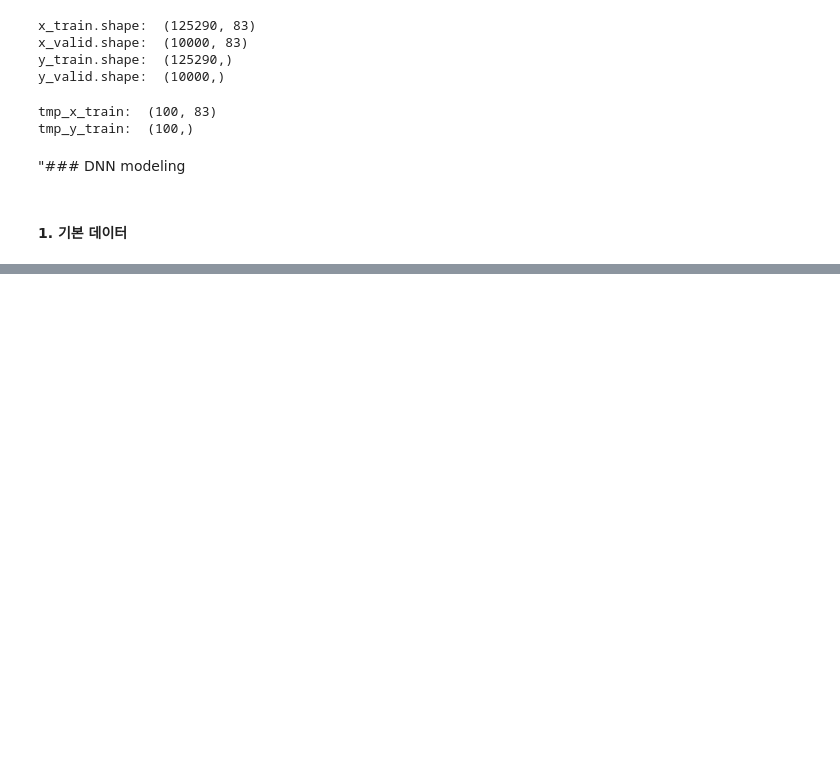
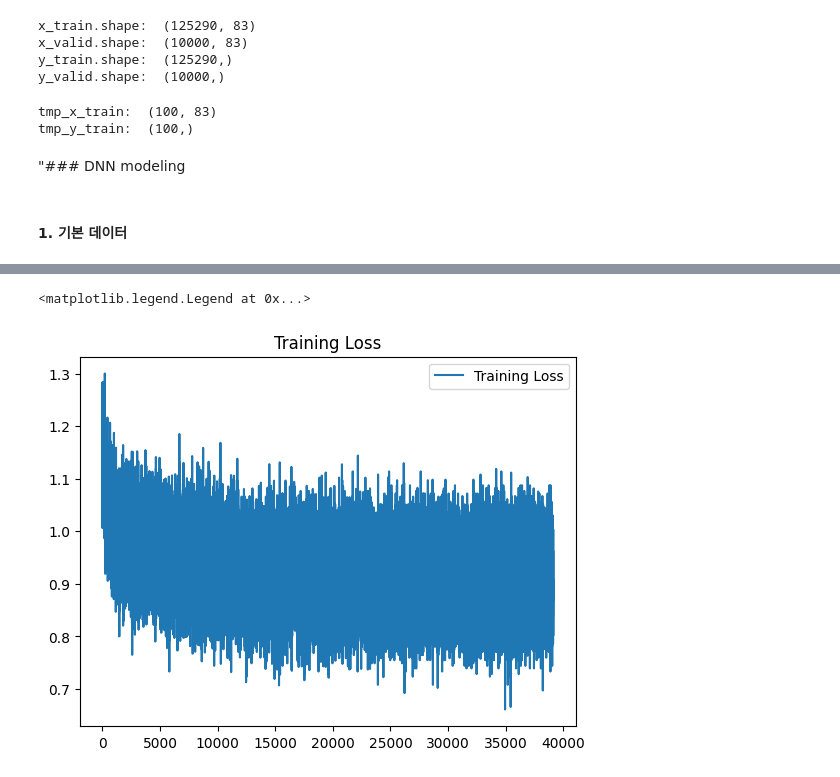
Before and after one commit to Jin-ahBak/bitamin_ChurnProject, a Jupyter notebook: yunseo/SVM_and_DNN_modeling.ipynb, the cells around one changed output, grey strips where cells are left out. Drawn from its saved outputs; the diff is of its cells as text; code cells hidden in the pictures; blank space fills up the shorter version.

Commit message:
svm, dnn modeling

```diff
--- a/yunseo/SVM_and_DNN_modeling.ipynb
+++ b/yunseo/SVM_and_DNN_modeling.ipynb
@@ -173,0 +277,8 @@ print(classification_report(y_valid, valid_pred_y))
+# %%
+loss_value = []
+train_accuracy_value = []
+test_accuracy_value = []
+model = net()
+
+optimizer = torch.optim.Adam(model.parameters(), lr = 1e-4)
+device = torch.device('cuda' if torch.cuda.is_available() else 'cpu')
@@ -173,0 +307,8 @@ print(classification_report(y_valid, valid_pred_y))
+# %%
+#그래프 확인
+plt.plot(loss_value, label='Training Loss')
+plt.title('Training Loss')
+plt.legend()
+# %% [output]
+<matplotlib.legend.Legend at 0x...>
+[figure, added]
```
Also changed, not shown: parts of 20 cells of this notebook.
